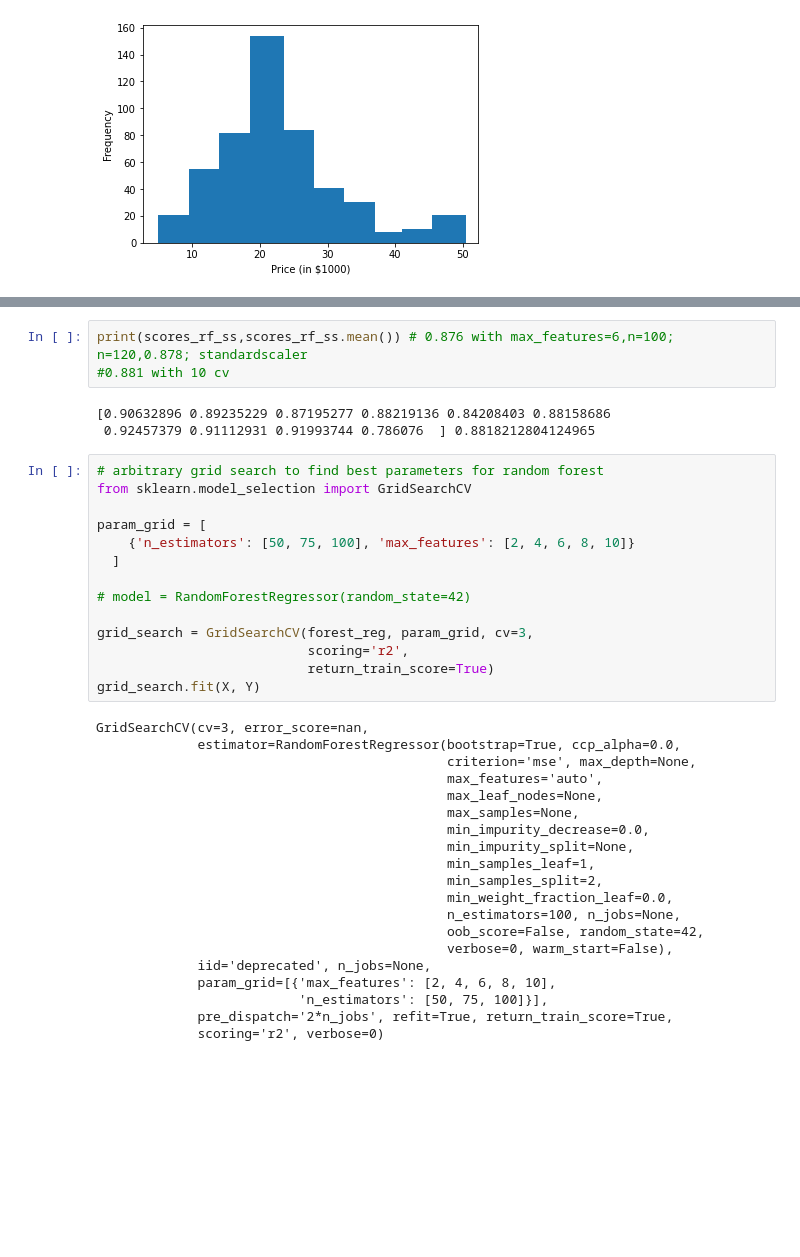
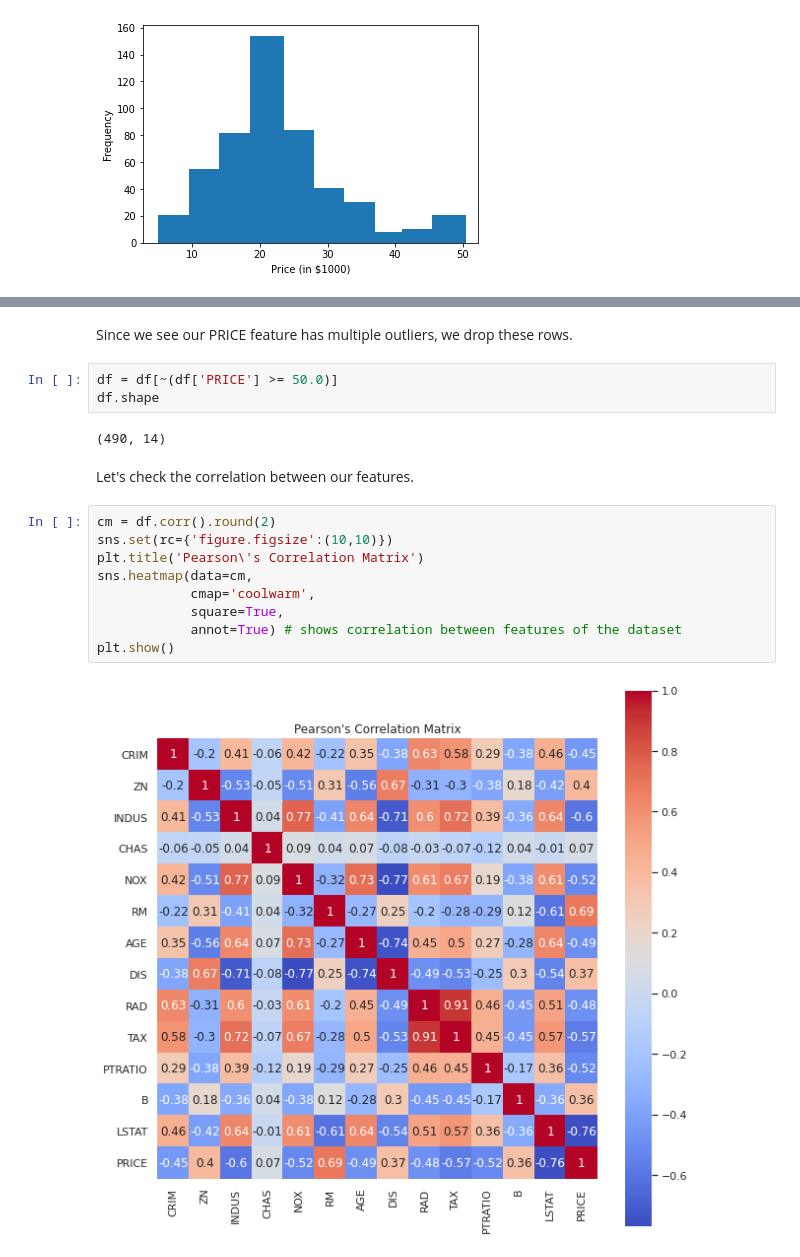
Before and after one commit to dhruvk98/Machine-Learning-Datasets, a Jupyter notebook: boston_housing.ipynb, the cells around one changed output, grey strips where cells are left out. Saved outputs shown, nothing was run; the diff lists cells and outputs as text; blank space fills up the shorter version.

```diff
--- a/boston_housing.ipynb
+++ b/boston_housing.ipynb
@@ -174,40 +118,20 @@ print(scores_rf,scores_rf.mean()) # 0.871, minmaxscaler
-# %%
-print(scores_rf_ss,scores_rf_ss.mean()) # 0.876 with max_features=6,n=100; n=120,0.878; standardscaler
-#0.881 with 10 cv
-# %% [output]
-[0.90632896 0.89235229 0.87195277 0.88219136 0.84208403 0.88158686
- 0.92457379 0.91112931 0.91993744 0.786076  ] 0.8818212804124965
-# %%
-# arbitrary grid search to find best parameters for random forest
-from sklearn.model_selection import GridSearchCV
-
-param_grid = [
-    {'n_estimators': [50, 75, 100], 'max_features': [2, 4, 6, 8, 10]}
-  ]
-
-# model = RandomForestRegressor(random_state=42)
-
-grid_search = GridSearchCV(forest_reg, param_grid, cv=3,
-                           scoring='r2',
-                           return_train_score=True)
-grid_search.fit(X, Y)
-# %% [output]
-GridSearchCV(cv=3, error_score=nan,
-             estimator=RandomForestRegressor(bootstrap=True, ccp_alpha=0.0,
-                                             criterion='mse', max_depth=None,
-                                             max_features='auto',
-                                             max_leaf_nodes=None,
-                                             max_samples=None,
-                                             min_impurity_decrease=0.0,
-                                             min_impurity_split=None,
-                                             min_samples_leaf=1,
-                                             min_samples_split=2,
-                                             min_weight_fraction_leaf=0.0,
-                                             n_estimators=100, n_jobs=None,
-                                             oob_score=False, random_state=42,
-                                             verbose=0, warm_start=False),
-             iid='deprecated', n_jobs=None,
-             param_grid=[{'max_features': [2, 4, 6, 8, 10],
-                          'n_estimators': [50, 75, 100]}],
-             pre_dispatch='2*n_jobs', refit=True, return_train_score=True,
-             scoring='r2', verbose=0)
+# %% [markdown]
+Since we see our PRICE feature has multiple outliers, we drop these rows.
+# %%
+df = df[~(df['PRICE'] >= 50.0)]
+df.shape
+# %% [output]
+(490, 14)
+# %% [markdown]
+Let's check the correlation between our features.
+# %%
+cm = df.corr().round(2)
+sns.set(rc={'figure.figsize':(10,10)})
+plt.title('Pearson\'s Correlation Matrix')
+sns.heatmap(data=cm,
+            cmap='coolwarm',
+            square=True,
+            annot=True) # shows correlation between features of the dataset
+plt.show()
+# %% [output]
+[figure, added]
```
Also changed, not shown: parts of 58 cells of this notebook.
